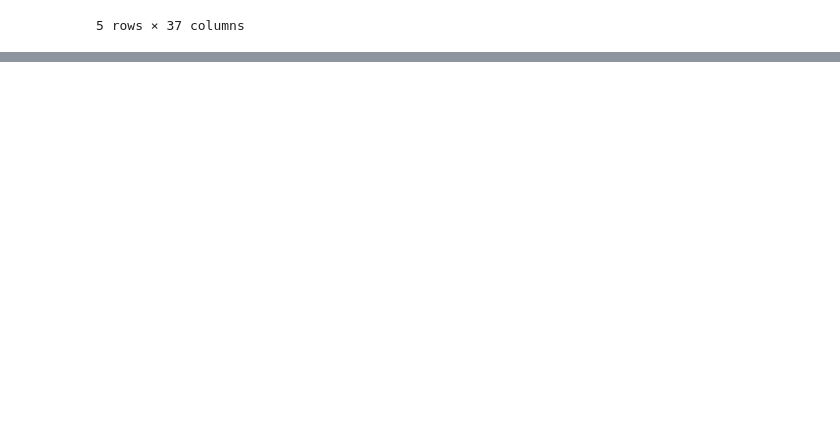
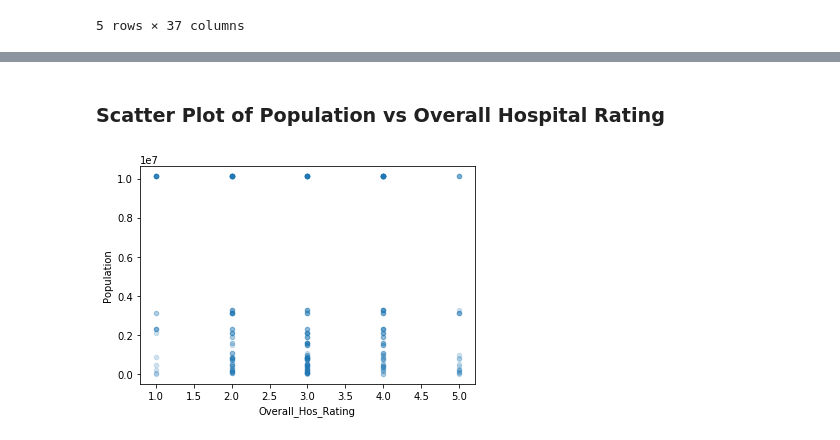
Before and after one commit to jLynnePhillips/Data_Bootcamp_Project1, a Jupyter notebook: HCAHPS_Data_Analysis.ipynb, the cells around one changed output, grey strips where cells are left out. Cells and saved outputs as stored; diff of their text form; code cells hidden in the pictures; blank space fills up the shorter version.

```diff
--- a/HCAHPS_Data_Analysis.ipynb
+++ b/HCAHPS_Data_Analysis.ipynb
@@ -55 +41,9 @@ mean_scores_pd
+# %% [markdown]
+### Scatter Plot of Population vs Overall Hospital Rating
+# %%
+merged_pd.plot.scatter('Overall_Hos_Rating', 'Population',alpha=.2)
+plt.savefig("Rating_Population_ScatterPlot.png")
+plt.show()
+# %% [output]
+[figure, added]
 # %% [markdown]
```
Also changed, not shown: parts of 15 cells of this notebook.
